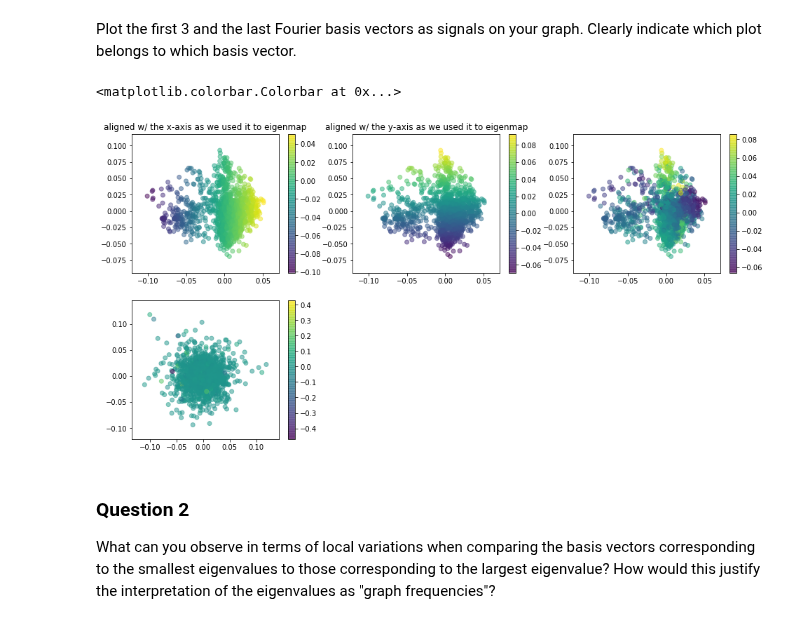
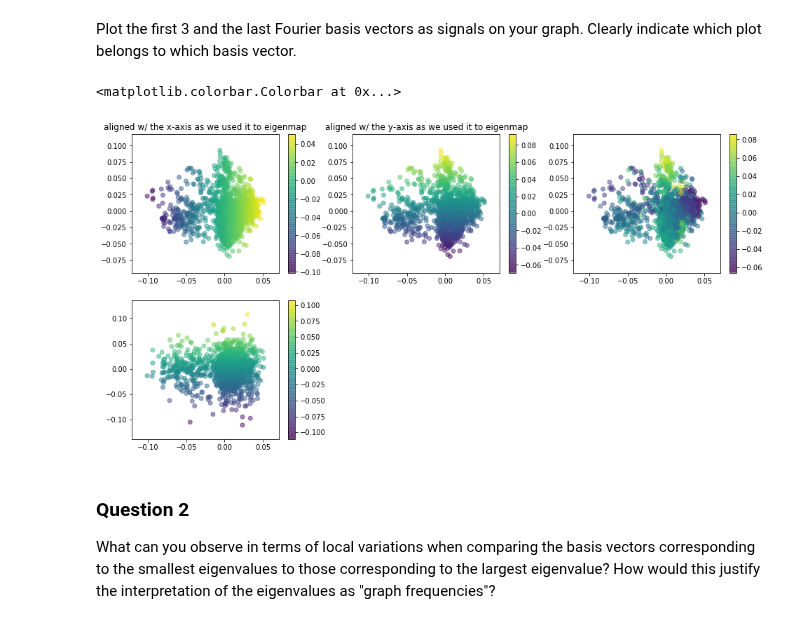
Before and after one commit to vndk36/Project_ntds2018, a Jupyter notebook: Milestone_4/4_v_05_12.ipynb, the cells around one changed output. Saved outputs shown, nothing was run; the diff lists cells and outputs as text; code cells hidden in the pictures.

```diff
--- a/Milestone_4/4_v_05_12.ipynb
+++ b/Milestone_4/4_v_05_12.ipynb
@@ -144,29 +144,29 @@ Plot the first 3 and the last Fourier basis vectors as signals on your graph. Cl
 # %%
 plt.figure(figsize=(16,8))
 plt.subplot(2,3,1)
 plt.title("aligned w/ the x-axis as we used it to eigenmap")
 signal = U[1]
 plt.scatter(U[1], U[2], c=signal, alpha=0.5)
 plt.colorbar()
 plt.subplot(2,3,2)
 plt.title("aligned w/ the y-axis as we used it to eigenmap")
 signal = U[2]
 plt.scatter(U[1], U[2], c=signal, alpha=0.5)
 plt.colorbar()
 plt.subplot(2,3,3)
 signal = U[3]
 plt.scatter(U[1], U[2], c=signal, alpha=0.5)
 plt.colorbar()
 
 # Les valeurs qui changent beaucoup sont "cachées" sous les autres noeuds, en changeant le système de coordonnées
 # (càd le choix de vecteurs propre sur lequel on fait le eigenmap) on peut voir apparaître des variations très haute fréquence mais très localisées
 plt.subplot(2,3,4)
-signal = U[n_nodes-3]
-plt.scatter(U[101], U[102], c=signal, alpha=0.5)
+signal = U[1000]
+plt.scatter(U[1], U[1000], c=signal, alpha=0.5)
 plt.colorbar()
 # %% [output]
 <matplotlib.colorbar.Colorbar at 0x...>
-[figure, old version]
+[figure, new version]
 # %% [markdown]
 ### Question 2
 
```
Also changed, not shown: parts of 14 cells of this notebook.
